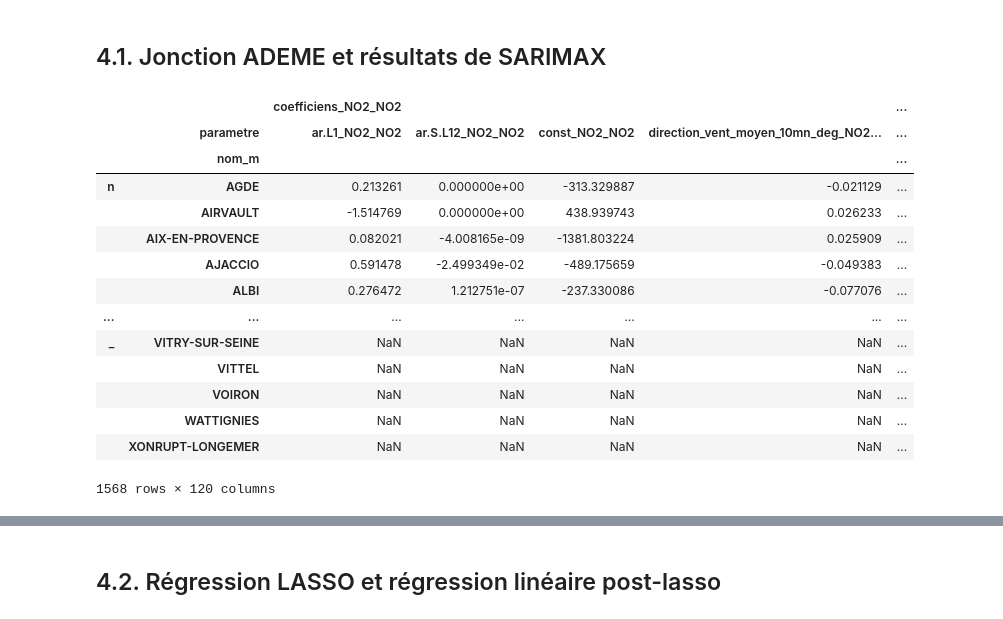
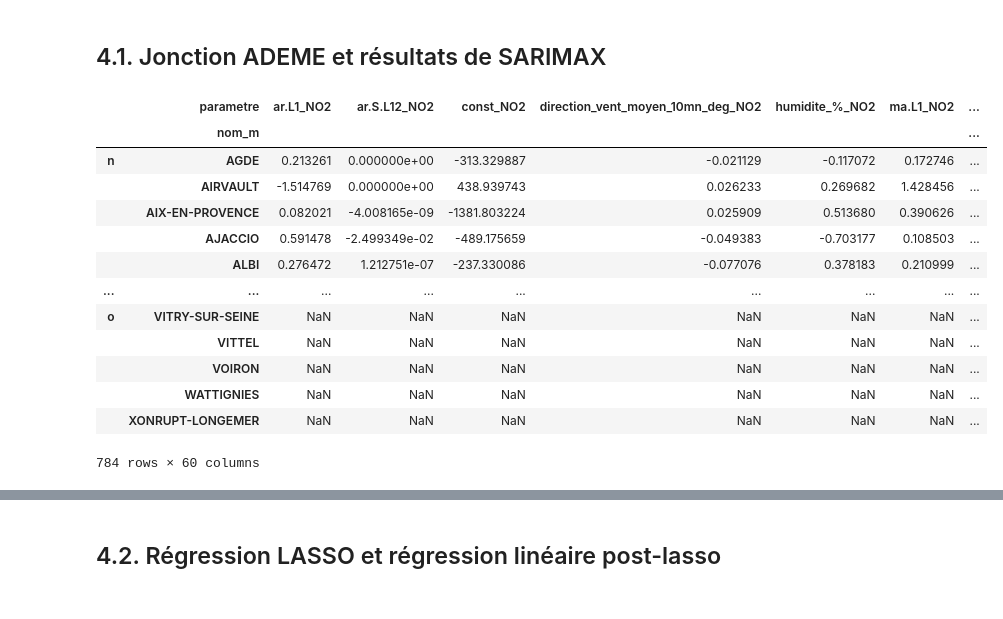
Before and after one commit to Antoine-Merienne/Projet-data-science-Mornand-Merienne, a Jupyter notebook: analyse_pollution_air.ipynb, the cells around one changed output, grey strips where cells are left out. Drawn from its saved outputs; the diff is of its cells as text; code cells hidden in the pictures.

```diff
--- a/analyse_pollution_air.ipynb
+++ b/analyse_pollution_air.ipynb
@@ -1304,26 +1307,26 @@ Dataframe calculé pour le PM10
 # %% [markdown]
 ## 4.1. Jonction ADEME et résultats de SARIMAX
 # %%
-df_NO2 = df_NO2.add_suffix('_NO2')
-df_O3 = df_O3.add_suffix('_O3')
-df_PM25 = df_PM25.add_suffix('_PM25')
-df_PM10 = df_PM10.add_suffix('_PM10')
-
-df = pd.concat([df_NO2,df_O3,df_PM25,df_PM10],keys ='nom_')
-df
+df = pd.concat([
+    df_NO2.add_suffix('_NO2'),
+    df_O3.add_suffix('_O3')],
+    #df_PM25.add_suffix('_PM25'),
+    #df_PM10.add_suffix('_PM10')],
+    keys ='nom_'
+    ).droplevel(level = 0, axis = 1)
+df #= pd.merge(df,ademe_gdf, how = 'left', on = 'nom_m')
 # %% [output]
-|  |  | coefficiens_NO2_NO2 |  |  |  | ... |
-|  | parametre | ar.L1_NO2_NO2 | ar.S.L12_NO2_NO2 | const_NO2_NO2 | direction_vent_moyen_10mn_deg_NO2... | ... |
-|  | nom_m |  |  |  |  | ... |
-| n | AGDE | 0.213261 | 0.000000e+00 | -313.329887 | -0.021129 | ... |
-|  | AIRVAULT | -1.514769 | 0.000000e+00 | 438.939743 | 0.026233 | ... |
-|  | AIX-EN-PROVENCE | 0.082021 | -4.008165e-09 | -1381.803224 | 0.025909 | ... |
-|  | AJACCIO | 0.591478 | -2.499349e-02 | -489.175659 | -0.049383 | ... |
-|  | ALBI | 0.276472 | 1.212751e-07 | -237.330086 | -0.077076 | ... |
-| ... | ... | ... | ... | ... | ... | ... |
-| _ | VITRY-SUR-SEINE | NaN | NaN | NaN | NaN | ... |
-|  | VITTEL | NaN | NaN | NaN | NaN | ... |
-|  | VOIRON | NaN | NaN | NaN | NaN | ... |
-|  | WATTIGNIES | NaN | NaN | NaN | NaN | ... |
-|  | XONRUPT-LONGEMER | NaN | NaN | NaN | NaN | ... |
+|  | parametre | ar.L1_NO2 | ar.S.L12_NO2 | const_NO2 | direction_vent_moyen_10mn_deg_NO2 | humidite_%_NO2 | ma.L1_NO2 | ... |
+|  | nom_m |  |  |  |  |  |  | ... |
+| n | AGDE | 0.213261 | 0.000000e+00 | -313.329887 | -0.021129 | -0.117072 | 0.172746 | ... |
+|  | AIRVAULT | -1.514769 | 0.000000e+00 | 438.939743 | 0.026233 | 0.269682 | 1.428456 | ... |
+|  | AIX-EN-PROVENCE | 0.082021 | -4.008165e-09 | -1381.803224 | 0.025909 | 0.513680 | 0.390626 | ... |
+|  | AJACCIO | 0.591478 | -2.499349e-02 | -489.175659 | -0.049383 | -0.703177 | 0.108503 | ... |
+|  | ALBI | 0.276472 | 1.212751e-07 | -237.330086 | -0.077076 | 0.378183 | 0.210999 | ... |
+| ... | ... | ... | ... | ... | ... | ... | ... | ... |
+| o | VITRY-SUR-SEINE | NaN | NaN | NaN | NaN | NaN | NaN | ... |
+|  | VITTEL | NaN | NaN | NaN | NaN | NaN | NaN | ... |
+|  | VOIRON | NaN | NaN | NaN | NaN | NaN | NaN | ... |
+|  | WATTIGNIES | NaN | NaN | NaN | NaN | NaN | NaN | ... |
+|  | XONRUPT-LONGEMER | NaN | NaN | NaN | NaN | NaN | NaN | ... |
-1568 rows × 120 columns
+784 rows × 60 columns
```
Also changed, not shown: parts of 3 cells of this notebook.
